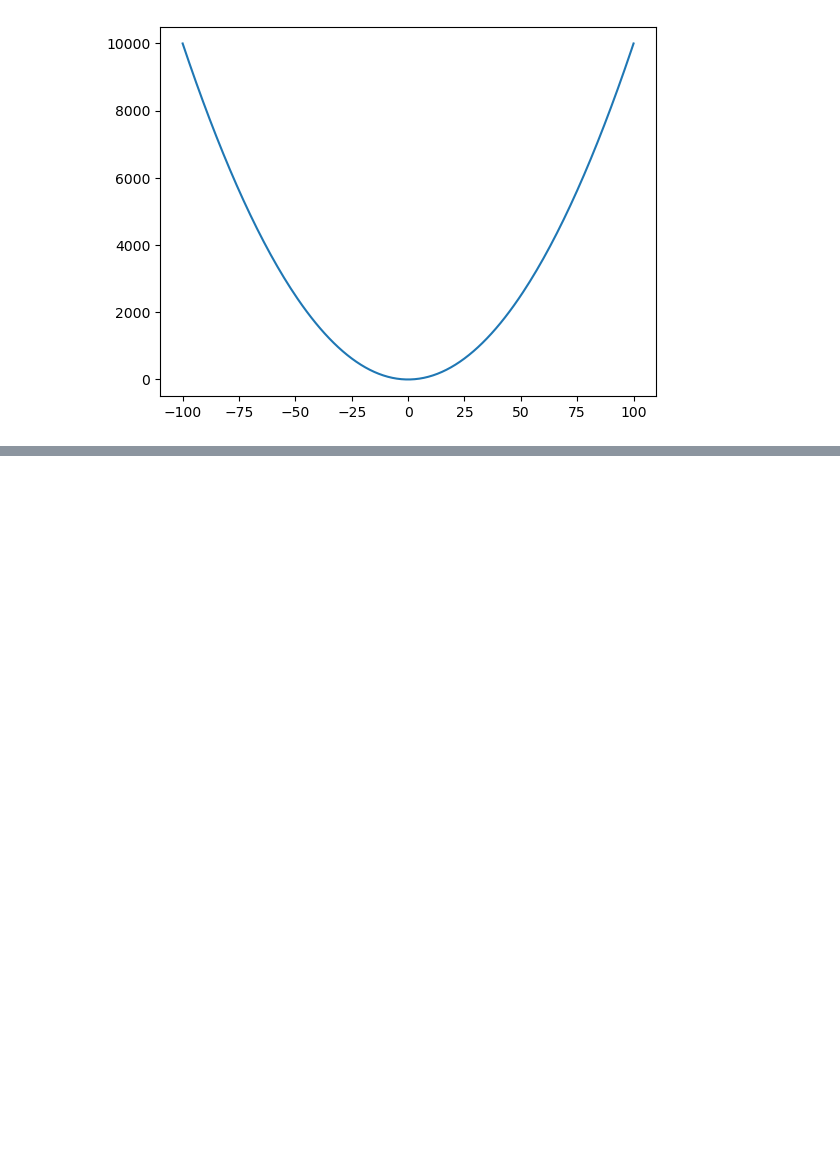
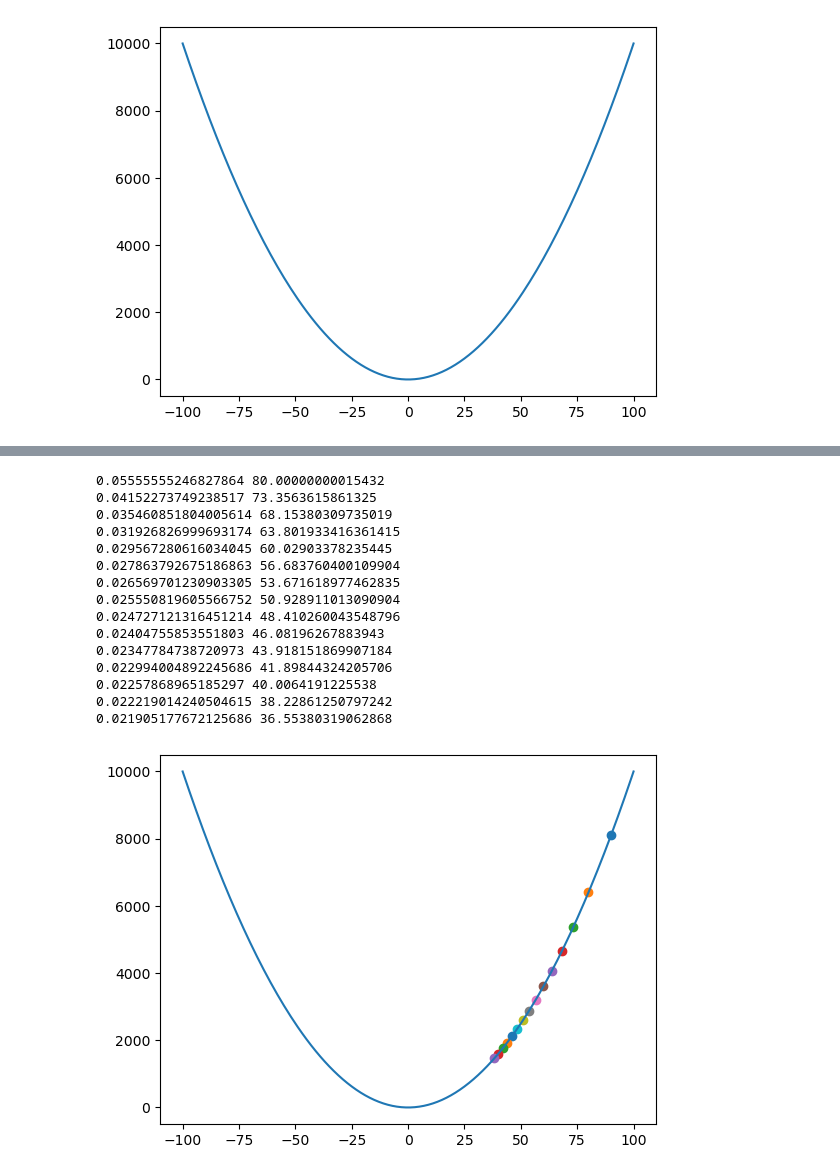
Before and after one commit to Jithendiran/mlTask, a Jupyter notebook: docs/gradient/LearningRate.ipynb, the cells around one changed output, grey strips where cells are left out. Saved outputs shown, nothing was run; the diff lists cells and outputs as text; code cells hidden in the pictures; blank space fills up the shorter version.

```diff
--- a/docs/gradient/LearningRate.ipynb
+++ b/docs/gradient/LearningRate.ipynb
@@ -120,11 +120,32 @@ plt.show()
 # %%
 x1 = 90
 y1 = fun(x1)
-
+gsum = 0
+lr = 0
 plt.plot(x,y)
-for i in range(10):
+for i in range(15):
     plt.scatter(x1,y1)
-    x1 = x1 - ( 0.001 * grad_fun(x1))
+    g = grad_fun(x1)
+    gsum =  gsum + (g * g)
+    lr = 10/math.sqrt(gsum + 0.000001)
+    x1 = x1 - ( lr * g)
     y1 = fun(x1)
-    print(x1)
+    print(lr, x1)
 plt.show()
+# %% [output]
+0.05555555246827864 80.00000000015432
+0.04152273749238517 73.3563615861325
+0.035460851804005614 68.15380309735019
+0.031926826999693174 63.801933416361415
+0.029567280616034045 60.02903378235445
+0.027863792675186863 56.683760400109904
+0.026569701230903305 53.671618977462835
+0.025550819605566752 50.928911013090904
+0.024727121316451214 48.410260043548796
+0.02404755853551803 46.08196267883943
+0.02347784738720973 43.918151869907184
+0.022994004892245686 41.89844324205706
+0.02257868965185297 40.0064191225538
+0.022219014240504615 38.22861250797242
+0.021905177672125686 36.55380319062868
+[figure, added]
```
Also changed, not shown: parts of 6 cells of this notebook, 3 other files.
